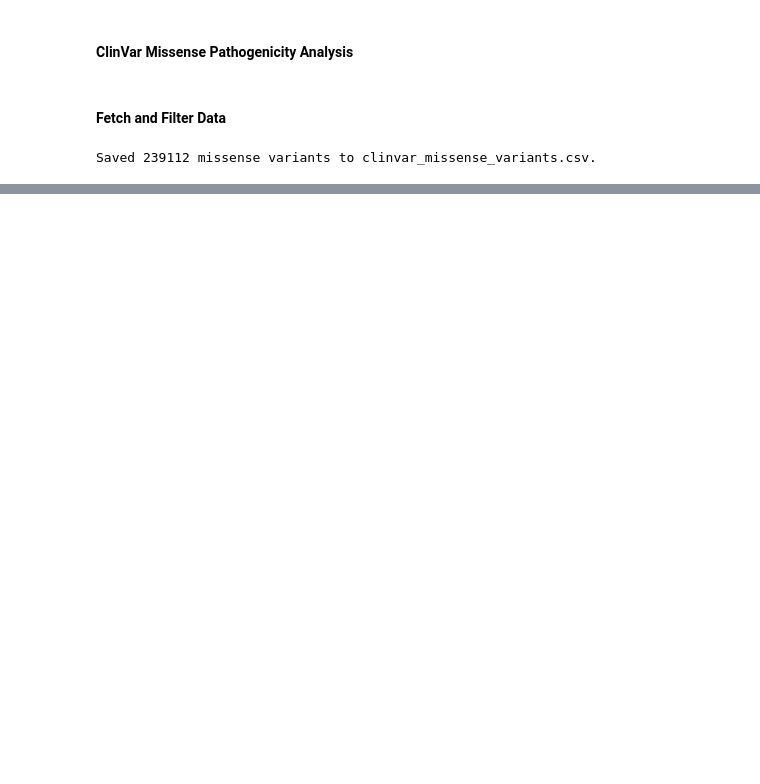
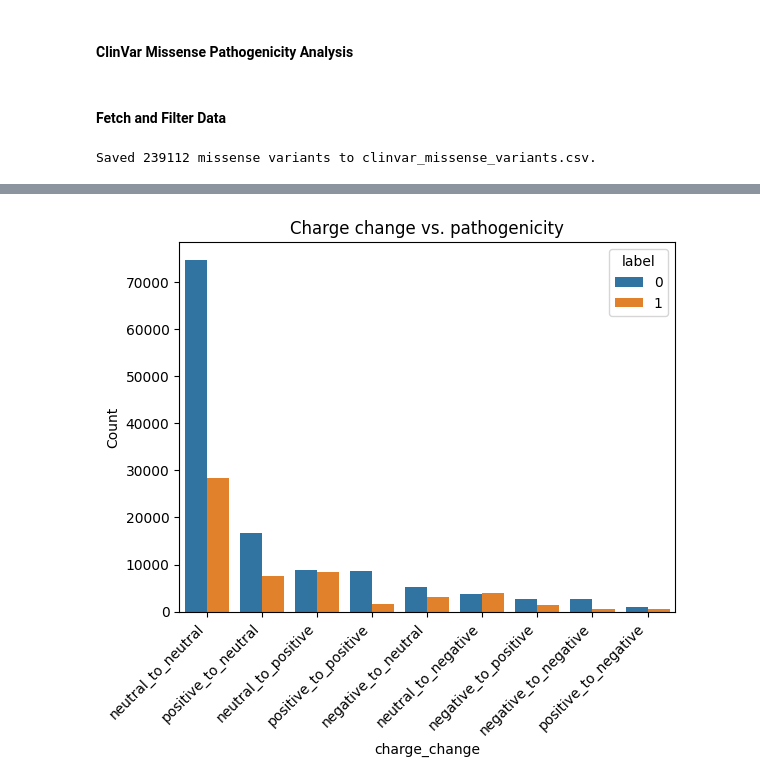
Before and after one commit to avnishkn/missense-pathogenicity, a Jupyter notebook: missense-pathogenicity.ipynb, the cells around one changed output, grey strips where cells are left out. Drawn from its saved outputs; the diff is of its cells as text; code cells hidden in the pictures; blank space fills up the shorter version.

```diff
--- a/missense-pathogenicity.ipynb
+++ b/missense-pathogenicity.ipynb
@@ -105,0 +246,10 @@ Saved 239112 missense variants to clinvar_missense_variants.csv.
+# %%
+# Bar chart for charge changes
+
+sns.countplot(data=df, x='charge_change', hue='label', order=df['charge_change'].value_counts().index)
+plt.xticks(rotation=45, ha='right')
+plt.title("Charge change vs. pathogenicity")
+plt.ylabel("Count")
+plt.show()
+# %% [output]
+[figure, added]
```
Also changed, not shown: parts of 13 cells of this notebook.
